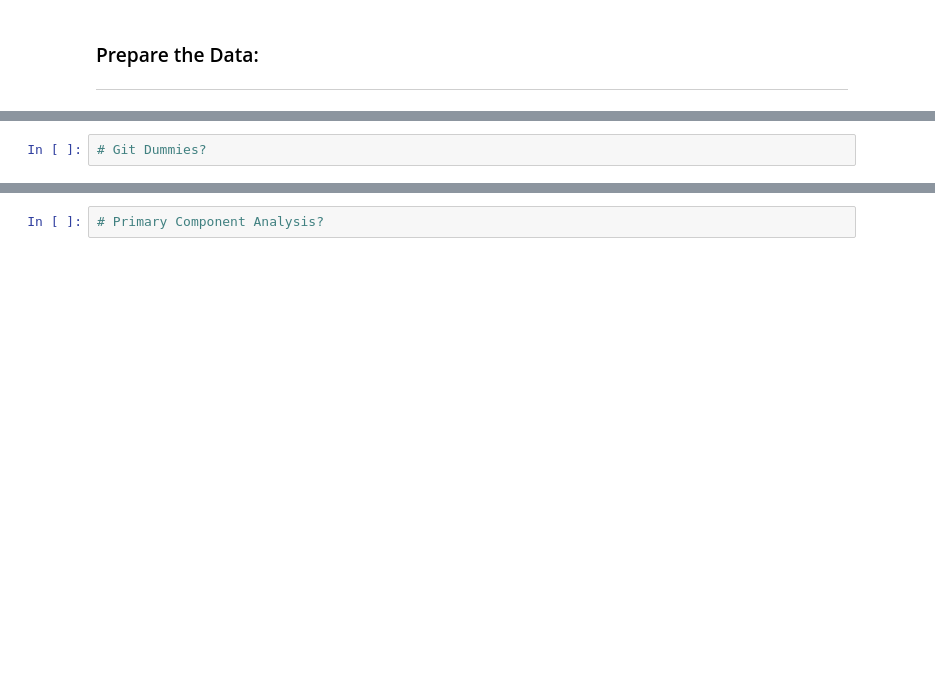
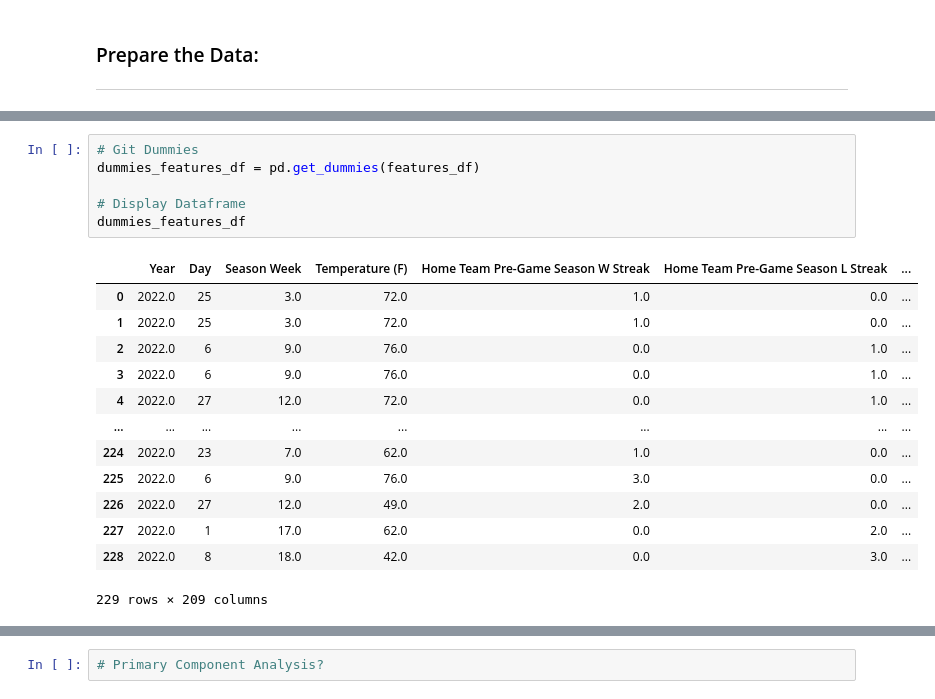
Before and after one commit to cwolf1424/Group_Project_4-NFL_Game_Outcome_Predictor, a Jupyter notebook: 04-Building_Model/Building_Model.ipynb, the cells around one changed output, grey strips where cells are left out. Drawn from its saved outputs; the diff is of its cells as text; blank space fills up the shorter version.

```diff
--- a/04-Building_Model/Building_Model.ipynb
+++ b/04-Building_Model/Building_Model.ipynb
@@ -28,2 +85,20 @@ wrangled_df.head()
 # %%
-# Git Dummies?
+# Git Dummies
+dummies_features_df = pd.get_dummies(features_df)
+
+# Display Dataframe
+dummies_features_df
+# %% [output]
+|  | Year | Day | Season Week | Temperature (F) | Home Team Pre-Game Season W Streak | Home Team Pre-Game Season L Streak | ... |
+| 0 | 2022.0 | 25 | 3.0 | 72.0 | 1.0 | 0.0 | ... |
+| 1 | 2022.0 | 25 | 3.0 | 72.0 | 1.0 | 0.0 | ... |
+| 2 | 2022.0 | 6 | 9.0 | 76.0 | 0.0 | 1.0 | ... |
+| 3 | 2022.0 | 6 | 9.0 | 76.0 | 0.0 | 1.0 | ... |
+| 4 | 2022.0 | 27 | 12.0 | 72.0 | 0.0 | 1.0 | ... |
+| ... | ... | ... | ... | ... | ... | ... | ... |
+| 224 | 2022.0 | 23 | 7.0 | 62.0 | 1.0 | 0.0 | ... |
+| 225 | 2022.0 | 6 | 9.0 | 76.0 | 3.0 | 0.0 | ... |
+| 226 | 2022.0 | 27 | 12.0 | 49.0 | 2.0 | 0.0 | ... |
+| 227 | 2022.0 | 1 | 17.0 | 62.0 | 0.0 | 2.0 | ... |
+| 228 | 2022.0 | 8 | 18.0 | 42.0 | 0.0 | 3.0 | ... |
+229 rows × 209 columns
```
Also changed, not shown: parts of 9 cells of this notebook, 1 other file.
